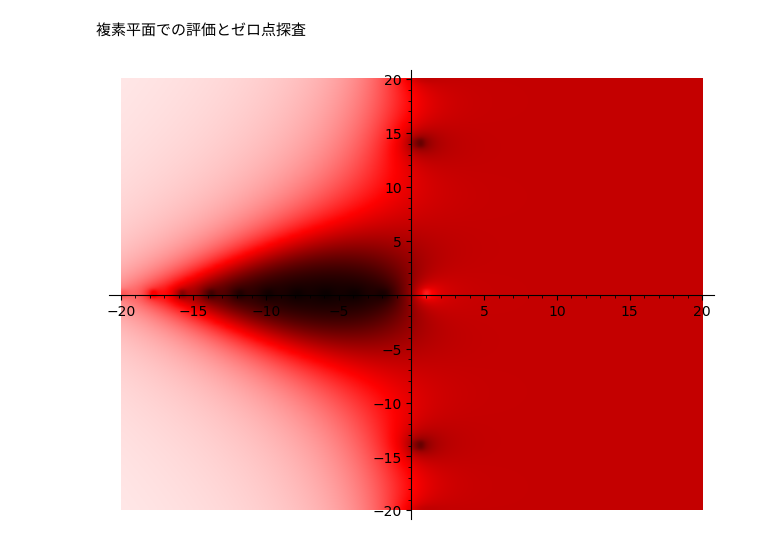
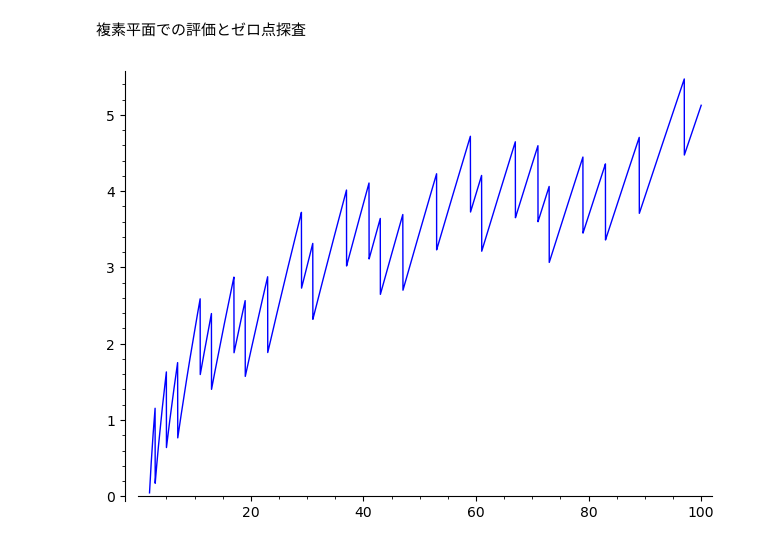
Before and after one commit to YoshihideShirai/sagemath-vscode-devcontainer, a Jupyter notebook: examples/riemannzeta.ipynb, the cells around one changed output. Saved outputs shown, nothing was run; the diff lists cells and outputs as text; code cells hidden in the pictures.

Commit message:
update zeta

```diff
--- a/examples/riemannzeta.ipynb
+++ b/examples/riemannzeta.ipynb
@@ -15,6 +15,9 @@ plot(lambda x: zeta(x), (1.1, 10))
 # %% [markdown]
 複素平面での評価とゼロ点探査
 # %%
-complex_plot(lambda s: abs(zeta(s)), (-20, 20), (-20, 20))
+complex_plot(lambda s: abs(zeta(s)), (-20, 20), (-20, 20), plot_points=500)
-# %% [output]
-[figure, removed]
+# %%
+# 対数積分の計算とプロット
+plot(lambda x: li(x) - prime_pi(x), (2, 100))
+# %% [output]
+[figure, added]
```
